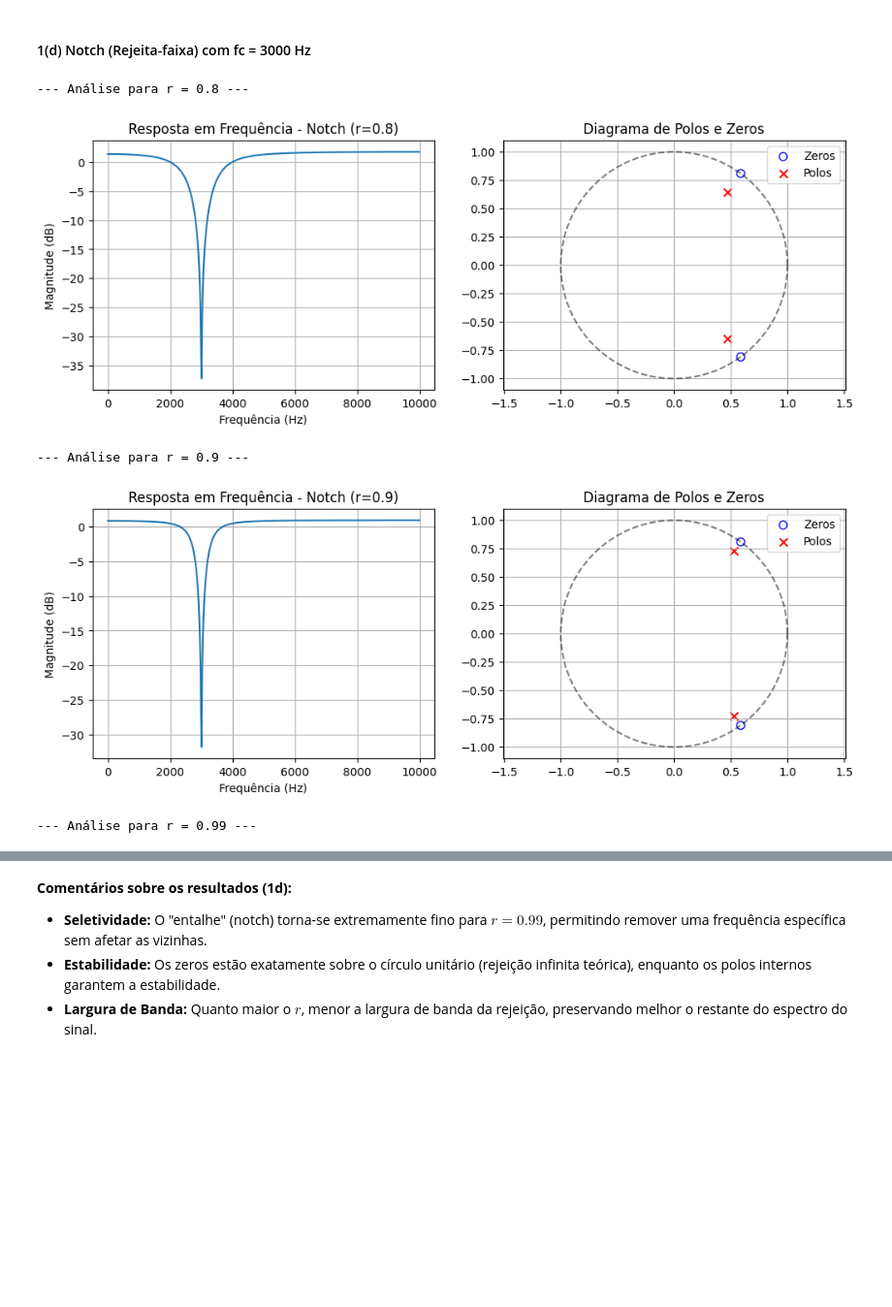
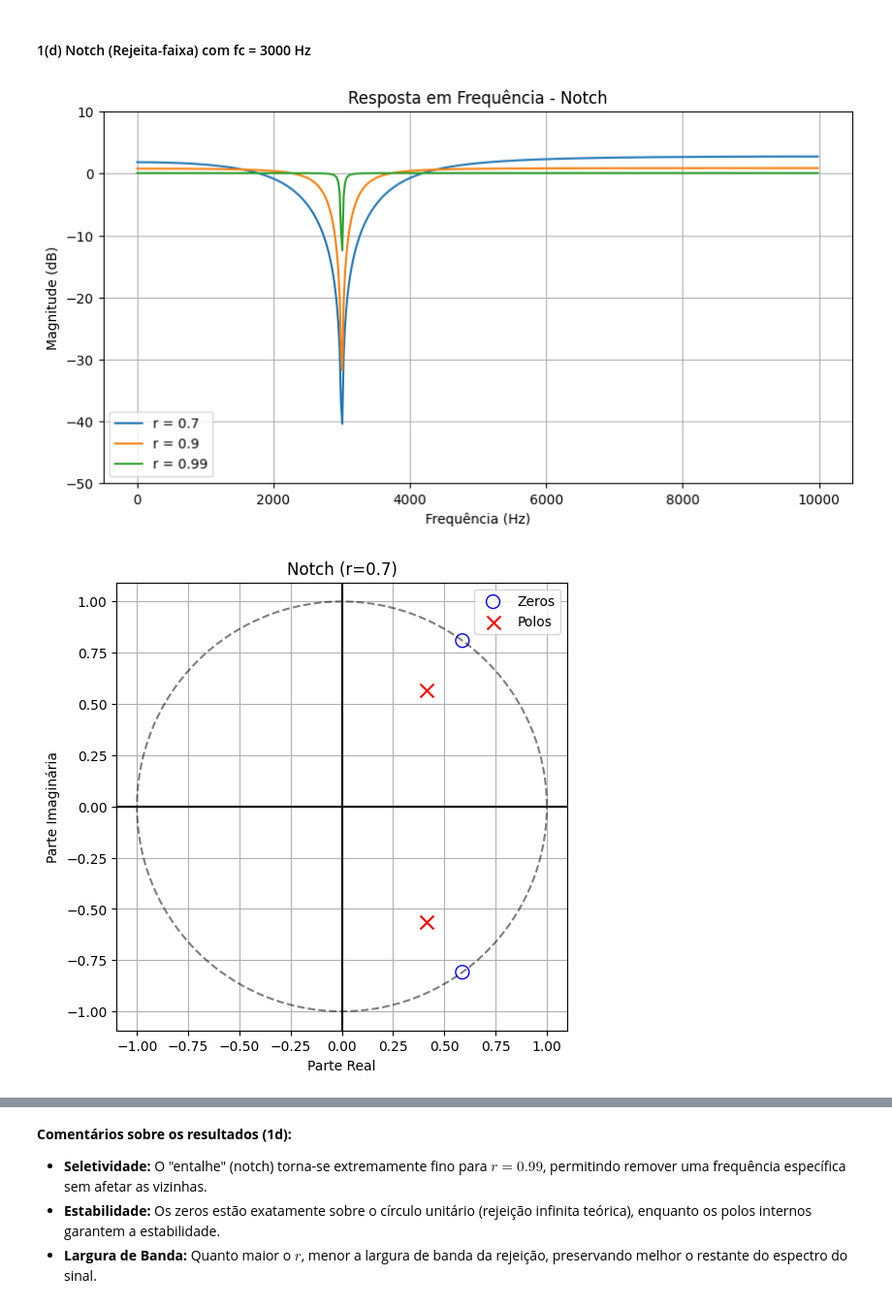
Before and after one commit to masterAristocats/Trabalho-Processamento-de-Sinais-I-6, a Jupyter notebook: rep.ipynb, the cells around one changed output, grey strips where cells are left out. Shown at 97% size. Saved outputs shown, nothing was run; the diff lists cells and outputs as text; code cells hidden in the pictures; blank space fills up the shorter version.

```diff
--- a/rep.ipynb
+++ b/rep.ipynb
@@ -113,16 +245,39 @@ for r in [0.8, 0.9, 0.98]:
 #### 1(d) Notch (Rejeita-faixa) com fc = 3000 Hz
 # %%
 fc = 3000
+
 theta = 2 * np.pi * fc / fs
-for r in [0.8, 0.9, 0.99]:
-    # Zeros sobre o círculo unitário na freq de rejeição
-    b = [1, -2 * np.cos(theta), 1]
-    a = [1, -2 * r * np.cos(theta), r**2]
-    print(f'--- Análise para r = {r} ---')
-    plot_filter_analysis(b, a, r, "Notch")
+
+filters_notch = []
+
+for r in [0.7, 0.9, 0.99]:
+
+    m1 = -2 * r * np.cos(theta)
+    m2 = r**2
+
+    # Numerador correto do notch
+    b = [1, (m1 / np.sqrt(m2)), 1]
+
+    a = [1, m1, m2]
+
+    filters_notch.append({
+        "b": b,
+        "a": a,
+        "r": r
+    })
+
+plot_frequency_variation(
+    filters_notch,
+    "Notch"
+)
+
+for item in filters_notch:
+
+    plot_pz(
+        item["b"],
+        item["a"],
+        f'Notch (r={item["r"]})'
+    )
 # %% [output]
---- Análise para r = 0.8 ---
-[figure, old version]
+[figure, new version]
---- Análise para r = 0.9 ---
-[figure, old version]
+[figure, new version]
---- Análise para r = 0.99 ---
```
Also changed, not shown: parts of 30 cells of this notebook.
